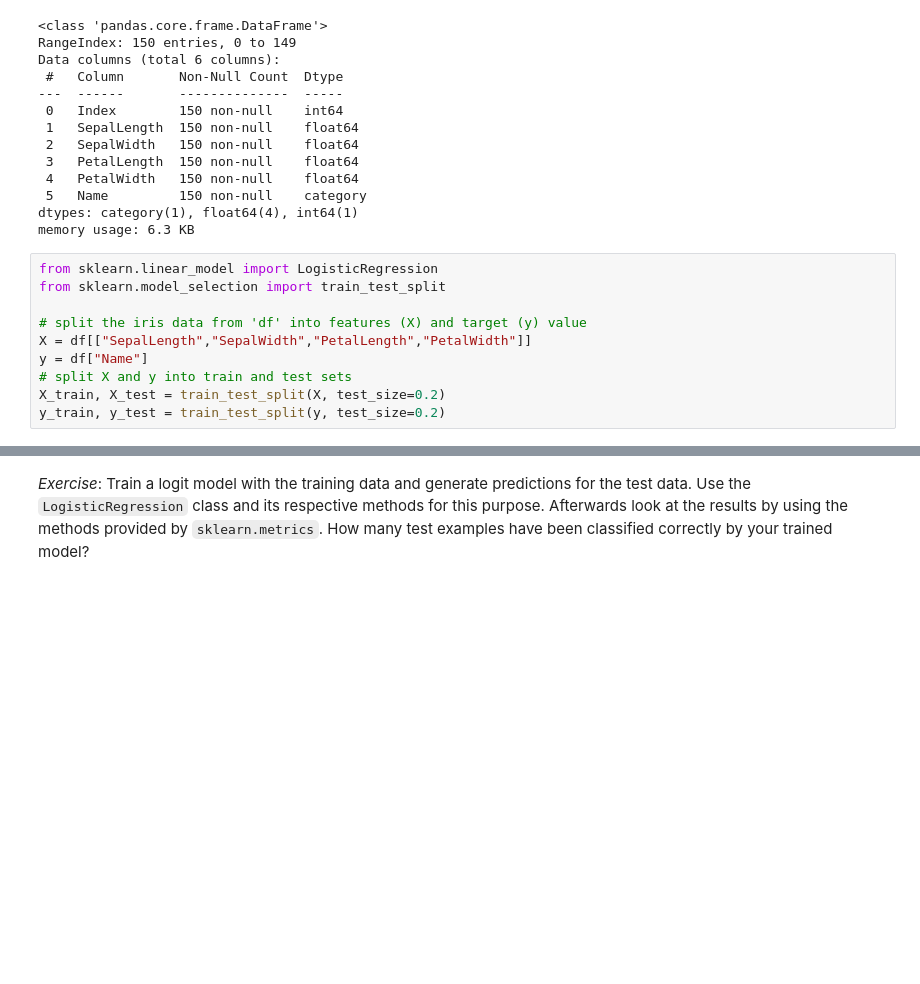
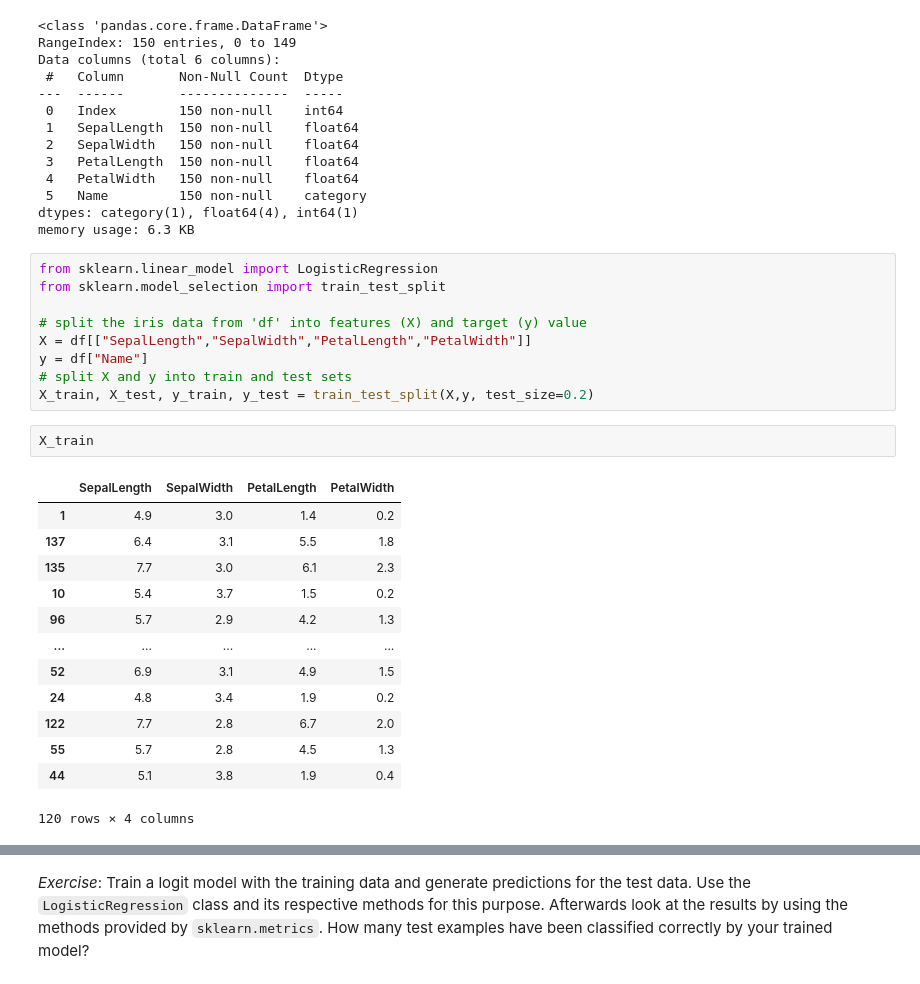
Before and after one commit to luimui/KI-2, a Jupyter notebook: 02_linear_models.ipynb, the cells around one changed output, grey strips where cells are left out. Saved outputs shown, nothing was run; the diff lists cells and outputs as text; blank space fills up the shorter version.

```diff
--- a/02_linear_models.ipynb
+++ b/02_linear_models.ipynb
@@ -288,5 +300,20 @@ from sklearn.model_selection import train_test_split
 X = df[["SepalLength","SepalWidth","PetalLength","PetalWidth"]]
 y = df["Name"]
 # split X and y into train and test sets
-X_train, X_test = train_test_split(X, test_size=0.2)
-y_train, y_test = train_test_split(y, test_size=0.2)
+X_train, X_test, y_train, y_test = train_test_split(X,y, test_size=0.2)
+# %%
+X_train
+# %% [output]
+|  | SepalLength | SepalWidth | PetalLength | PetalWidth |
+| 1 | 4.9 | 3.0 | 1.4 | 0.2 |
+| 137 | 6.4 | 3.1 | 5.5 | 1.8 |
+| 135 | 7.7 | 3.0 | 6.1 | 2.3 |
+| 10 | 5.4 | 3.7 | 1.5 | 0.2 |
+| 96 | 5.7 | 2.9 | 4.2 | 1.3 |
+| ... | ... | ... | ... | ... |
+| 52 | 6.9 | 3.1 | 4.9 | 1.5 |
+| 24 | 4.8 | 3.4 | 1.9 | 0.2 |
+| 122 | 7.7 | 2.8 | 6.7 | 2.0 |
+| 55 | 5.7 | 2.8 | 4.5 | 1.3 |
+| 44 | 5.1 | 3.8 | 1.9 | 0.4 |
+120 rows × 4 columns
```
Also changed, not shown: parts of 7 cells of this notebook.
